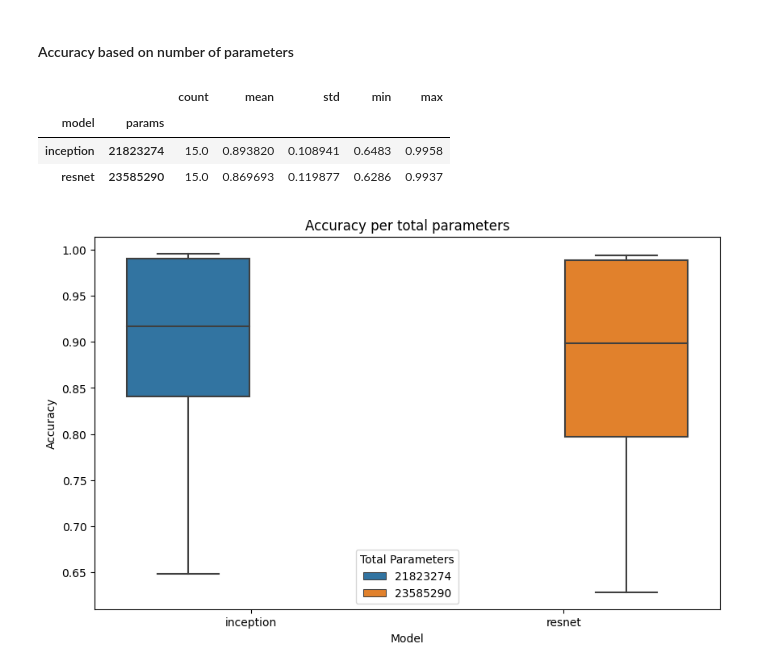
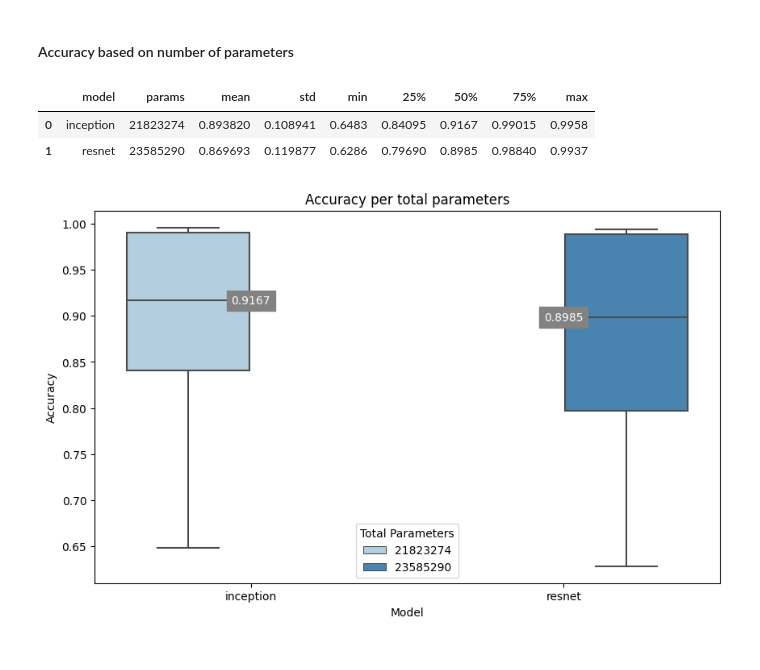
Before and after one commit to davidanoel/phd, a Jupyter notebook: analysis/analysis.ipynb, the cells around one changed output. Cells and saved outputs as stored; diff of their text form; code cells hidden in the pictures.

Commit message:
updated param stats table

```diff
--- a/analysis/analysis.ipynb
+++ b/analysis/analysis.ipynb
@@ -366,20 +318,36 @@ plt.show()
 #### Accuracy based on number of parameters
 # %%
 param_stats = metrics.groupby(['model','params'])['accuracy'].describe()
-param_stats = param_stats.drop(['25%','50%', '75%'],axis=1)
+param_stats = param_stats.drop(['count'],axis=1)
+param_stats = param_stats.reset_index()
 param_stats
 # %% [output]
-|  |  | count | mean | std | min | max |
-| model | params |  |  |  |  |  |
-| inception | 21823274 | 15.0 | 0.893820 | 0.108941 | 0.6483 | 0.9958 |
-| resnet | 23585290 | 15.0 | 0.869693 | 0.119877 | 0.6286 | 0.9937 |
+|  | model | params | mean | std | min | 25% | 50% | 75% | max |
+| 0 | inception | 21823274 | 0.893820 | 0.108941 | 0.6483 | 0.84095 | 0.9167 | 0.99015 | 0.9958 |
+| 1 | resnet | 23585290 | 0.869693 | 0.119877 | 0.6286 | 0.79690 | 0.8985 | 0.98840 | 0.9937 |
 # %%
 fig, ax = plt.subplots(figsize = (10,6))
-sns.boxplot(x=metrics.model, y=metrics.accuracy, hue=metrics.params, data=metrics)
+ax = sns.boxplot(x=metrics.model, y=metrics.accuracy, hue=metrics.params, data=metrics, palette="Blues")
 ax.set_title("Accuracy per total parameters")
 ax.set_xlabel("Model")
 ax.set_ylabel("Accuracy")
 ax.legend(title="Total Parameters",loc='best')
+
+lines = ax.get_lines()
+categories = ax.get_xticks()
+
+for cat in categories:
+    y = lines[4+cat*6].get_ydata()[0]
+    ax.text(
+        cat,
+        y,
+        f'{y}',
+        ha='center',
+        va='center',
+        color='white',
+        bbox=dict(facecolor='#828282', edgecolor='#828282')
+    )
+
 plt.show()
 # %% [output]
-[figure, old version]
+[figure, new version]
```
Also changed, not shown: parts of 8 cells of this notebook.
